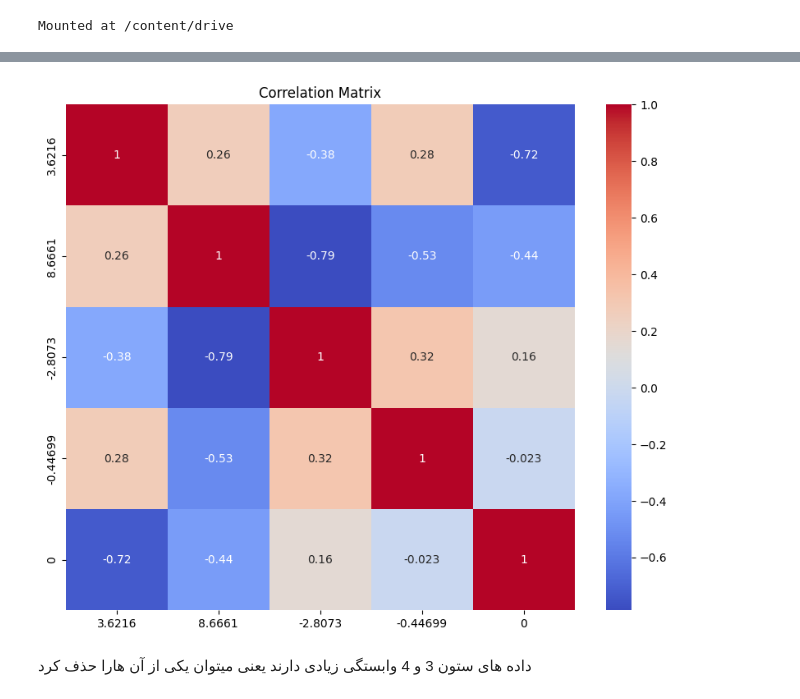
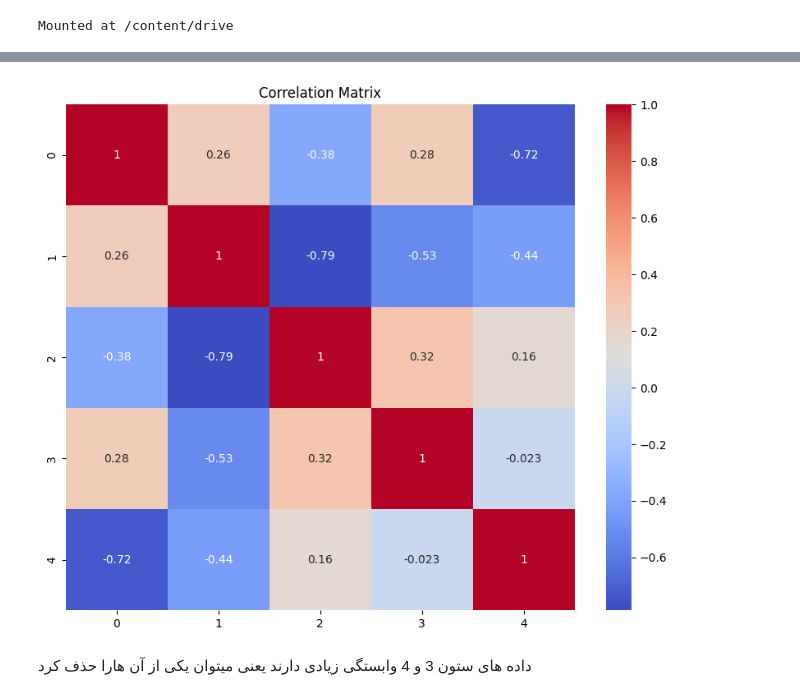
Before and after one commit to KEHSANN/UNIVERSE, a Jupyter notebook: Untitled0.ipynb, the cells around one changed output, grey strips where cells are left out. Drawn from its saved outputs; the diff is of its cells as text; code cells hidden in the pictures.

```diff
--- a/Untitled0.ipynb
+++ b/Untitled0.ipynb
@@ -351,8 +351,15 @@ import pandas as pd
 import seaborn as sns
 import matplotlib.pyplot as plt
 
-df = pd.read_csv('/content/data_banknote_authentication.txt')
+# Load the text file into a DataFrame
+file_path = "/content/data_banknote_authentication.txt"
+df = pd.read_csv(file_path, header=None)
 
+# Save the DataFrame to a CSV file
+csv_file_path = "/content/data_banknote_authentication.csv"
+df.to_csv(csv_file_path, index=False)
+
+df = pd.read_csv('/content/data_banknote_authentication.csv')
 correlation_matrix = df.corr()
 
 
@@ -378,7 +383,7 @@ Successfully installed gdown-4.7.1
 Downloading...
 From: https://drive.google.com/uc?id=1Z0F4FumY-afZDuiWqiC8tI4-PPKvaKVJ
 To: /content/data_banknote_authentication.txt
-[figure, old version]
+[figure, new version]
 # %% [markdown]
 داده های ستون 3 و 4 وابستگی زیادی دارند یعنی میتوان یکی از آن هارا حذف کرد
 # %%
```
Also changed, not shown: parts of 8 cells of this notebook.
